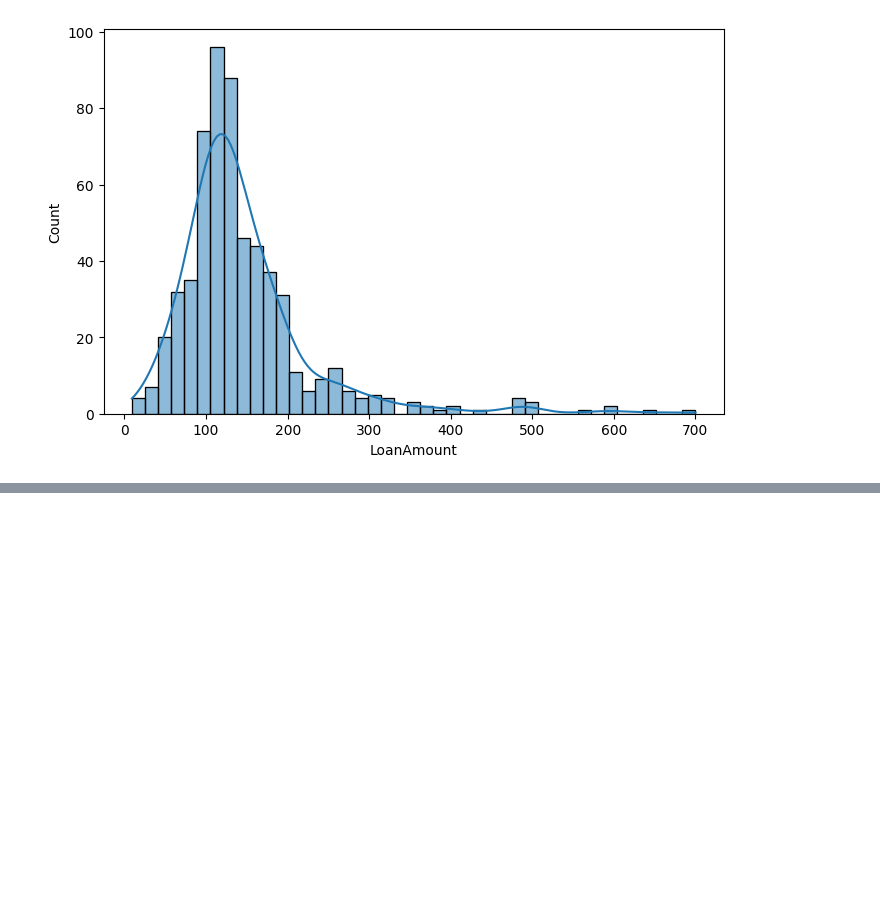
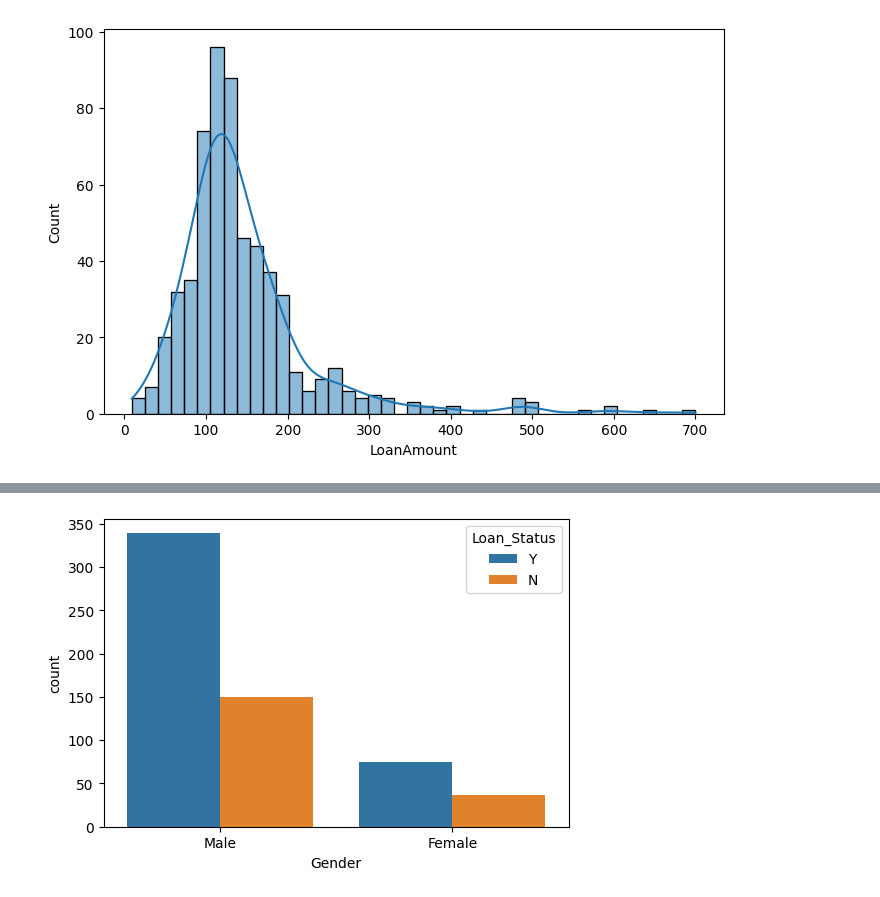
Before and after one commit to ArindamRout07/loan-approval-predictor, a Jupyter notebook: notebooks/EDA.ipynb, the cells around one changed output, grey strips where cells are left out. Saved outputs shown, nothing was run; the diff lists cells and outputs as text; code cells hidden in the pictures; blank space fills up the shorter version.

```diff
--- a/notebooks/EDA.ipynb
+++ b/notebooks/EDA.ipynb
@@ -160,0 +199,12 @@ plt.show()
+# %%
+plt.figure(figsize=(6,4))
+
+sns.countplot(
+    x="Gender",
+    hue="Loan_Status",
+    data=df
+)
+
+plt.show()
+# %% [output]
+[figure, added]
```
Also changed, not shown: parts of 26 cells of this notebook.
